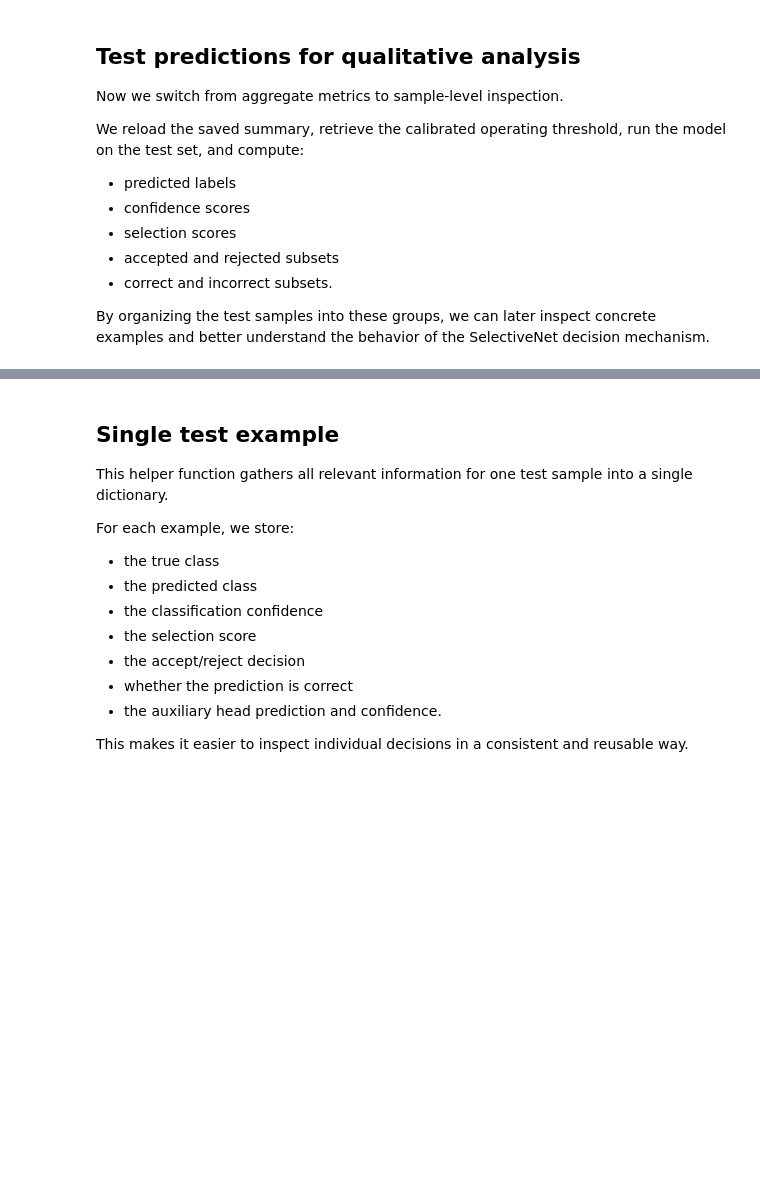
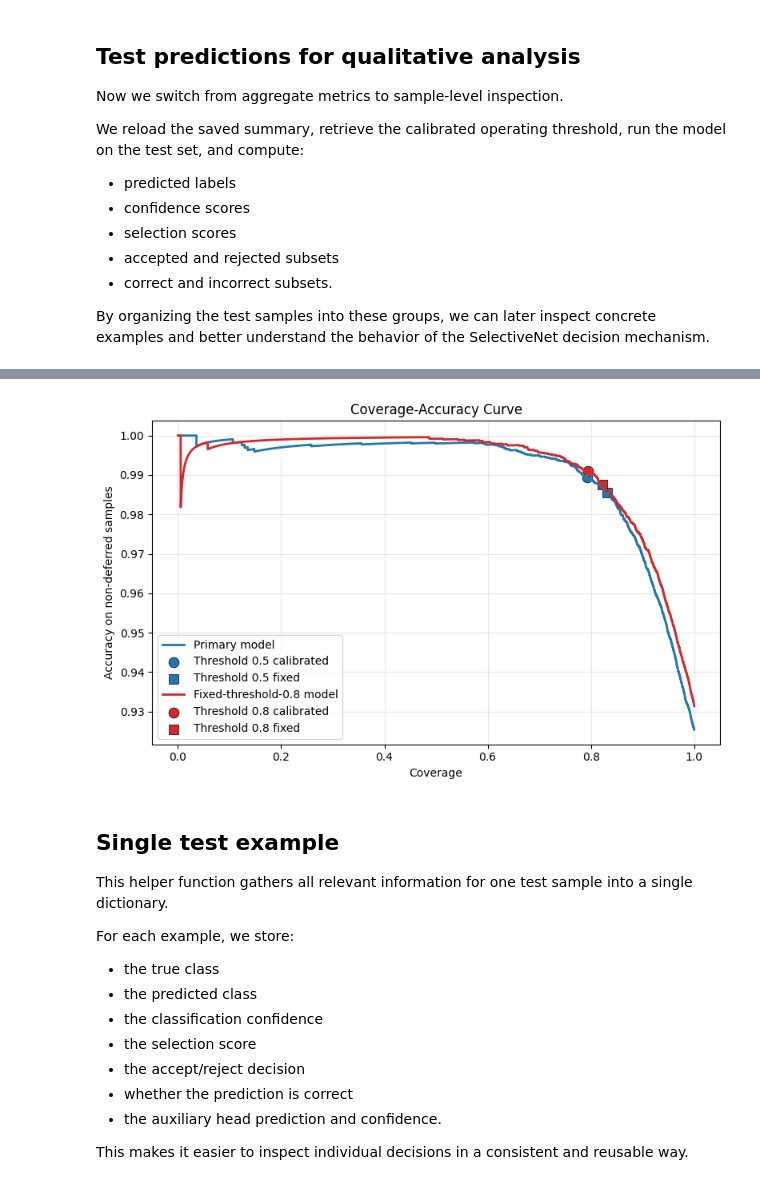
Before and after one commit to LeBonWskii/SEAI-Project, a Jupyter notebook: selectivenet-cifar10/selectivenet_cifar10.ipynb, the cells around one changed output, grey strips where cells are left out. Drawn from its saved outputs; the diff is of its cells as text; code cells hidden in the pictures; blank space fills up the shorter version.

Commit message:
Updated selectivenet notebook

```diff
--- a/selectivenet-cifar10/selectivenet_cifar10.ipynb
+++ b/selectivenet-cifar10/selectivenet_cifar10.ipynb
@@ -795,9 +1001,21 @@ with open(SUMMARY_FILE, "r") as f:
     summary = json.load(f)
 
 OPERATING_THRESHOLD = summary["operating_threshold"]
-print("Operating threshold:", OPERATING_THRESHOLD)
+alt_summary = summary.get("alternative_experiment", {})
+ALT_OPERATING_THRESHOLD = alt_summary.get("operating_threshold", globals().get("ALT_OPERATING_THRESHOLD"))
+
+print("Primary operating threshold:", OPERATING_THRESHOLD)
+if ALT_OPERATING_THRESHOLD is not None:
+    print("Alternative operating threshold:", ALT_OPERATING_THRESHOLD)
 
 test_selective, test_aux = model.predict(x_test, batch_size=BATCH_SIZE, verbose=1)
+
+if globals().get("ALT_MODEL_AVAILABLE", False) and globals().get("model_fixed08") is not None:
+    if globals().get("alt_test_selective") is None:
+        alt_test_selective, alt_test_aux = model_fixed08.predict(x_test, batch_size=BATCH_SIZE, verbose=1)
+else:
+    alt_test_selective = globals().get("alt_test_selective")
+    alt_test_aux = globals().get("alt_test_aux")
 
 class_probs = test_selective[:, :-1]
 selection_scores = test_selective[:, -1]
@@ -1015,3 +1341,47 @@ E-AURC            : 0.006478
+# %%
+plt.figure(figsize=(8, 5))
+
+for bundle, color in zip(curve_bundles, colors):
+    accuracies = 1.0 - np.asarray(bundle["risks"])
+    plt.plot(bundle["coverages"], accuracies, linewidth=2, color=color, label=bundle["line_label"])
+
+    operating = bundle["operating_point"]
+    fixed = bundle["fixed_point"]
+
+    if not np.isnan(operating["accuracy"]):
+        plt.scatter(
+            [operating["coverage"]],
+            [operating["accuracy"]],
+            s=85,
+            marker="o",
+            color=color,
+            edgecolor="black",
+            linewidth=0.5,
+            label=f"{bundle['name']} calibrated",
+        )
+
+    if not np.isnan(fixed["accuracy"]):
+        plt.scatter(
+            [fixed["coverage"]],
+            [fixed["accuracy"]],
+            s=85,
+            marker="s",
+            color=color,
+            edgecolor="black",
+            linewidth=0.5,
+            label=f"{bundle['name']} fixed",
+        )
+
+plt.xlabel("Coverage")
+plt.ylabel("Accuracy on non-deferred samples")
+plt.title("Coverage-Accuracy Curve")
+plt.grid(True, alpha=0.3)
+plt.legend()
+plt.tight_layout()
+plt.savefig(FIGURES_DIR / f"{EXP_NAME}_coverage_accuracy_curve.png")
+plt.show()
+# %% [output]
+[figure, added]
 # %% [markdown]
 ## Single test example
 
```
Also changed, not shown: parts of 17 cells of this notebook.
